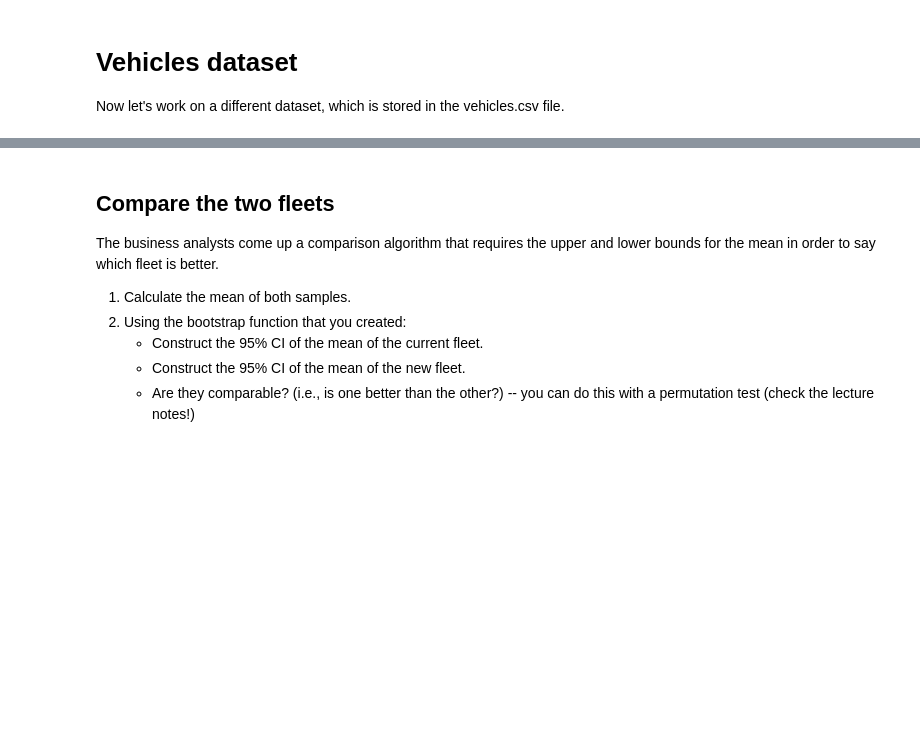
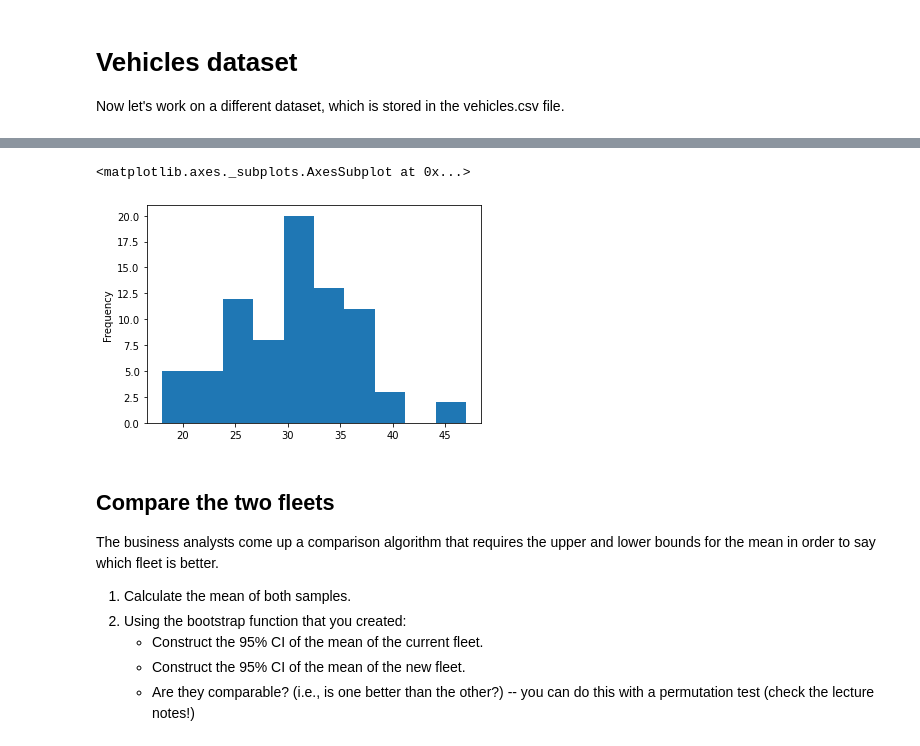
Before and after one commit to hfsuluova/CE888, a Jupyter notebook: Lab2/bootstrap.ipynb, the cells around one changed output, grey strips where cells are left out. Drawn from its saved outputs; the diff is of its cells as text; code cells hidden in the pictures; blank space fills up the shorter version.

```diff
--- a/Lab2/bootstrap.ipynb
+++ b/Lab2/bootstrap.ipynb
@@ -121,3 +126,11 @@ new = df.values.T[1][np.logical_not(np.isnan(df.values.T[1]))]
+# %%
+#Histogram plotting of dataset
+#New Fleet
+
+df['New Fleet'].plot(kind='hist')
+# %% [output]
+<matplotlib.axes._subplots.AxesSubplot at 0x...>
+[figure, added]
 # %% [markdown]
 ## Compare the two fleets
 
```
Also changed, not shown: parts of 8 cells of this notebook.
